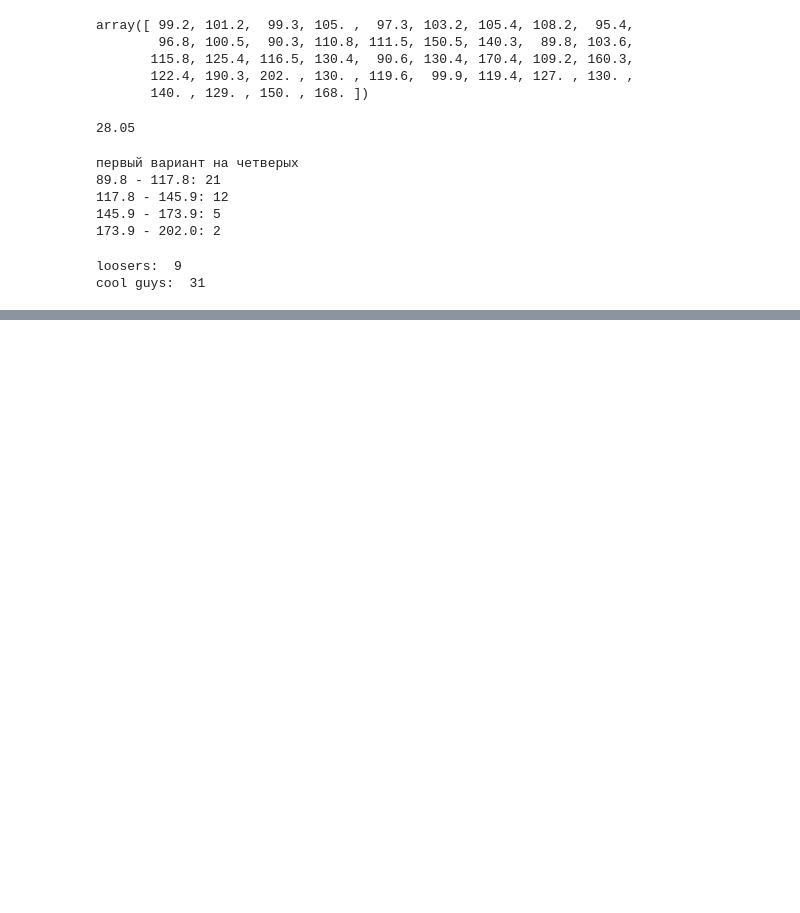
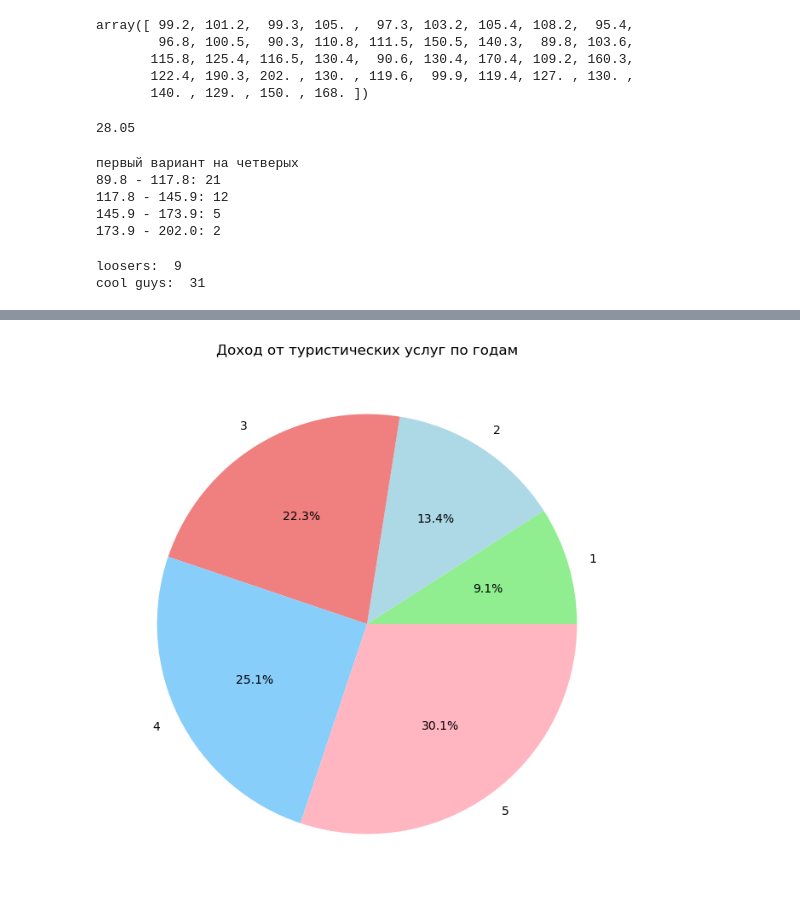
Before and after one commit to NDaVS/math, a Jupyter notebook: terver/dz4/main.ipynb, the cells around one changed output, grey strips where cells are left out. Saved outputs shown, nothing was run; the diff lists cells and outputs as text; code cells hidden in the pictures; blank space fills up the shorter version.

```diff
--- a/terver/dz4/main.ipynb
+++ b/terver/dz4/main.ipynb
@@ -203,0 +338,12 @@ for value, count in zip(sorted_unique_values, counts):
+# %%
+# Создание графика квадратной диаграммы
+plt.figure(figsize=(8, 8))
+plt.pie(income, labels=years, autopct='%1.1f%%', colors=['lightgreen', 'lightblue', 'lightcoral', 'lightskyblue', 'lightpink'])
+
+# Добавление заголовка
+plt.title('Доход от туристических услуг по годам')
+
+# Отображение графика
+plt.show()
+# %% [output]
+[figure, added]
```
Also changed, not shown: parts of 22 cells of this notebook.
